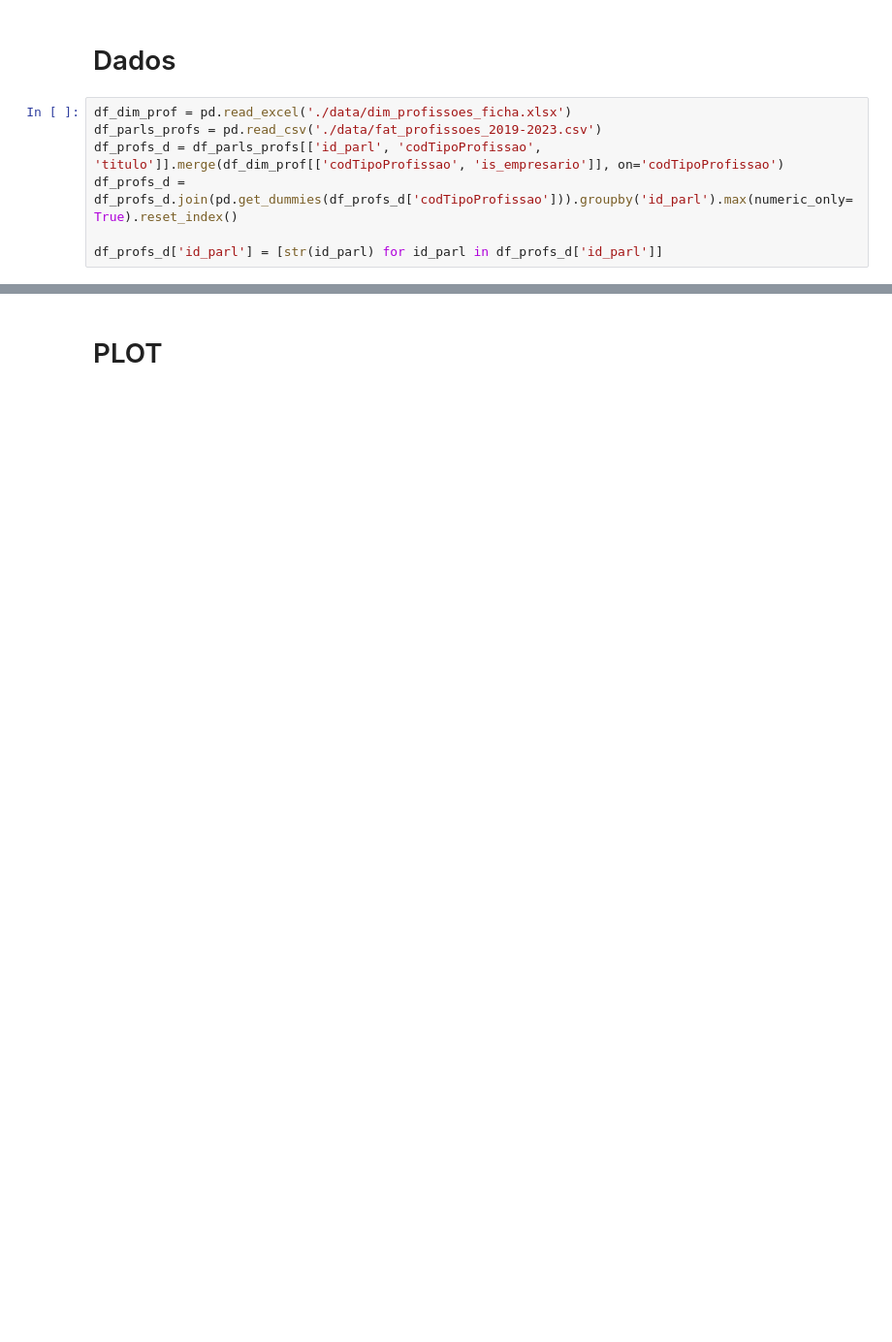
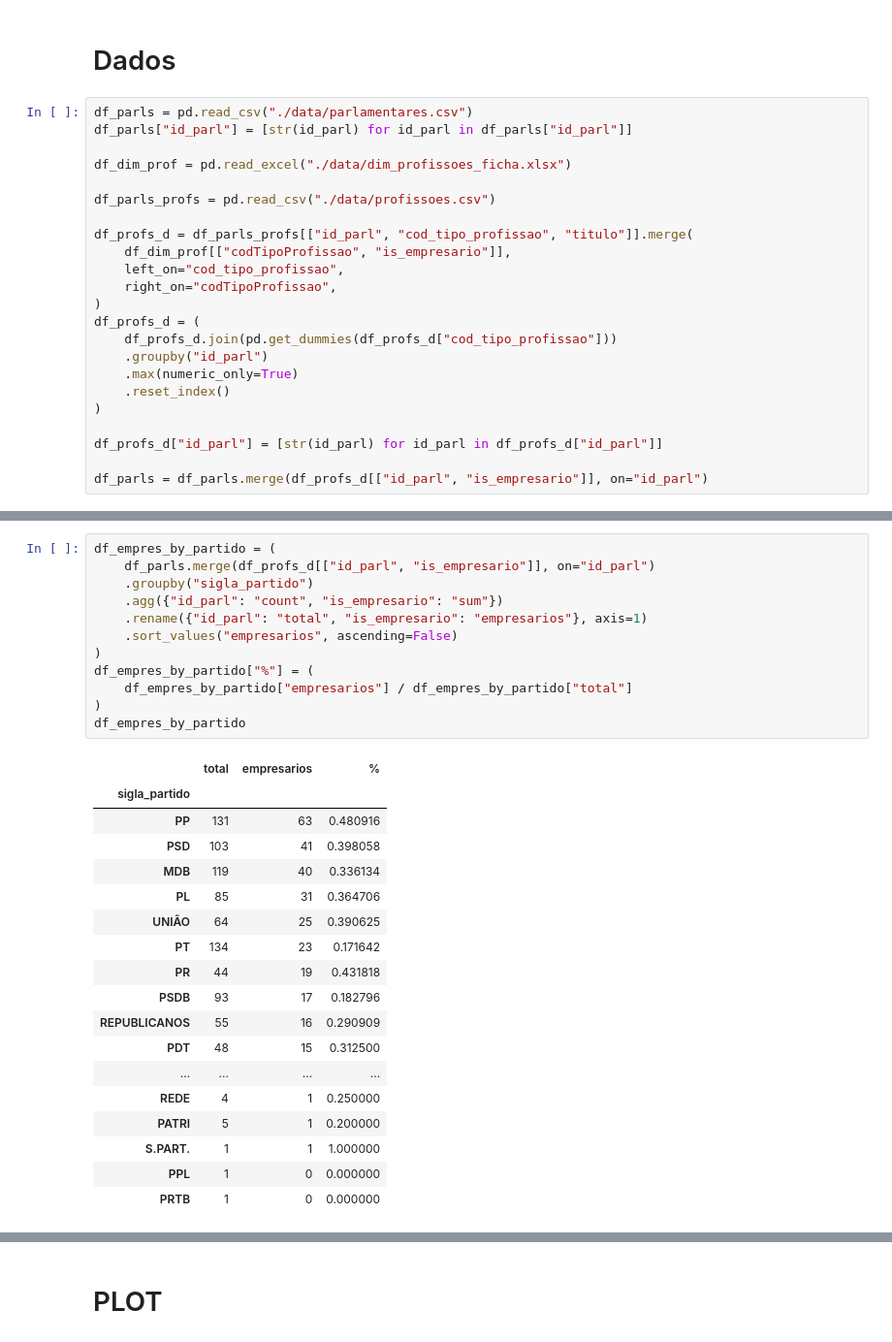
Before and after one commit to AcacioTelechi/artigo-empresarios, a Jupyter notebook: analyze_data_v3.ipynb, the cells around one changed output, grey strips where cells are left out. Shown: that part at 97% size. Saved outputs shown, nothing was run; the diff lists cells and outputs as text; blank space fills up the shorter version.

```diff
--- a/analyze_data_v3.ipynb
+++ b/analyze_data_v3.ipynb
@@ -180,9 +19,25 @@ projs
 # %% [markdown]
 # Dados
 # %%
-df_dim_prof = pd.read_excel('./data/dim_profissoes_ficha.xlsx')
-df_parls_profs = pd.read_csv('./data/fat_profissoes_2019-2023.csv')
-df_profs_d = df_parls_profs[['id_parl', 'codTipoProfissao', 'titulo']].merge(df_dim_prof[['codTipoProfissao', 'is_empresario']], on='codTipoProfissao')
-df_profs_d = df_profs_d.join(pd.get_dummies(df_profs_d['codTipoProfissao'])).groupby('id_parl').max(numeric_only=True).reset_index()
+df_parls = pd.read_csv("./data/parlamentares.csv")
+df_parls["id_parl"] = [str(id_parl) for id_parl in df_parls["id_parl"]]
 
-df_profs_d['id_parl'] = [str(id_parl) for id_parl in df_profs_d['id_parl']]
+df_dim_prof = pd.read_excel("./data/dim_profissoes_ficha.xlsx")
+
+df_parls_profs = pd.read_csv("./data/profissoes.csv")
+
+df_profs_d = df_parls_profs[["id_parl", "cod_tipo_profissao", "titulo"]].merge(
+    df_dim_prof[["codTipoProfissao", "is_empresario"]],
+    left_on="cod_tipo_profissao",
+    right_on="codTipoProfissao",
+)
+df_profs_d = (
+    df_profs_d.join(pd.get_dummies(df_profs_d["cod_tipo_profissao"]))
+    .groupby("id_parl")
+    .max(numeric_only=True)
+    .reset_index()
+)
+
+df_profs_d["id_parl"] = [str(id_parl) for id_parl in df_profs_d["id_parl"]]
+
+df_parls = df_parls.merge(df_profs_d[["id_parl", "is_empresario"]], on="id_parl")
@@ -188,0 +107,31 @@ df_profs_d['id_parl'] = [str(id_parl) for id_parl in df_profs_d['id_parl']]
+# %%
+df_empres_by_partido = (
+    df_parls.merge(df_profs_d[["id_parl", "is_empresario"]], on="id_parl")
+    .groupby("sigla_partido")
+    .agg({"id_parl": "count", "is_empresario": "sum"})
+    .rename({"id_parl": "total", "is_empresario": "empresarios"}, axis=1)
+    .sort_values("empresarios", ascending=False)
+)
+df_empres_by_partido["%"] = (
+    df_empres_by_partido["empresarios"] / df_empres_by_partido["total"]
+)
+df_empres_by_partido
+# %% [output]
+|  | total | empresarios | % |
+| sigla_partido |  |  |  |
+| PP | 131 | 63 | 0.480916 |
+| PSD | 103 | 41 | 0.398058 |
+| MDB | 119 | 40 | 0.336134 |
+| PL | 85 | 31 | 0.364706 |
+| UNIÃO | 64 | 25 | 0.390625 |
+| PT | 134 | 23 | 0.171642 |
+| PR | 44 | 19 | 0.431818 |
+| PSDB | 93 | 17 | 0.182796 |
+| REPUBLICANOS | 55 | 16 | 0.290909 |
+| PDT | 48 | 15 | 0.312500 |
+| ... | ... | ... | ... |
+| REDE | 4 | 1 | 0.250000 |
+| PATRI | 5 | 1 | 0.200000 |
+| S.PART. | 1 | 1 | 1.000000 |
+| PPL | 1 | 0 | 0.000000 |
+| PRTB | 1 | 0 | 0.000000 |
```
Also changed, not shown: parts of 36 cells of this notebook, 4 other files.
